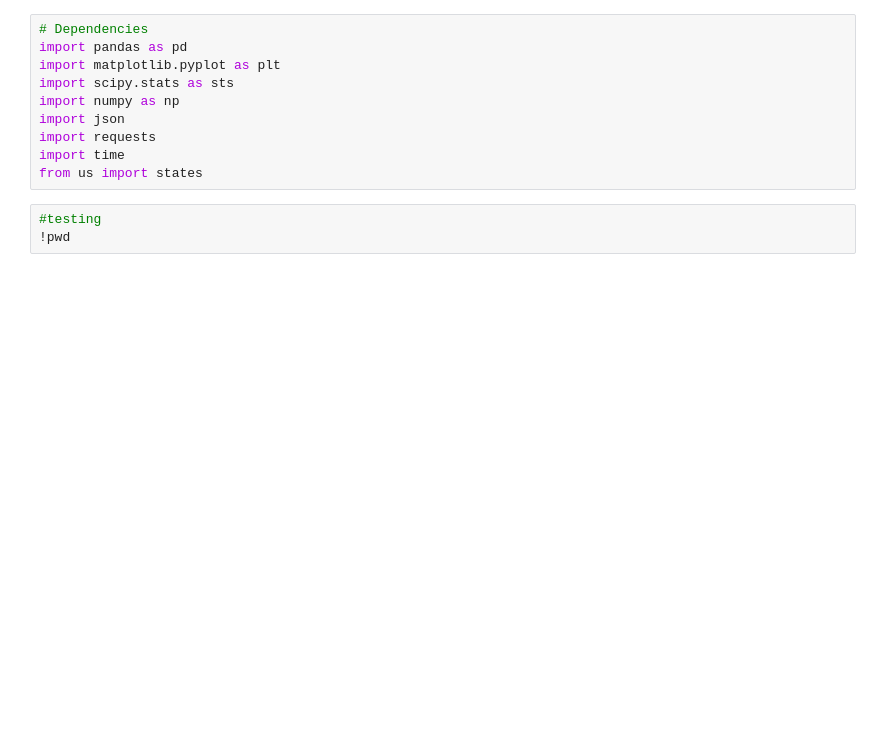
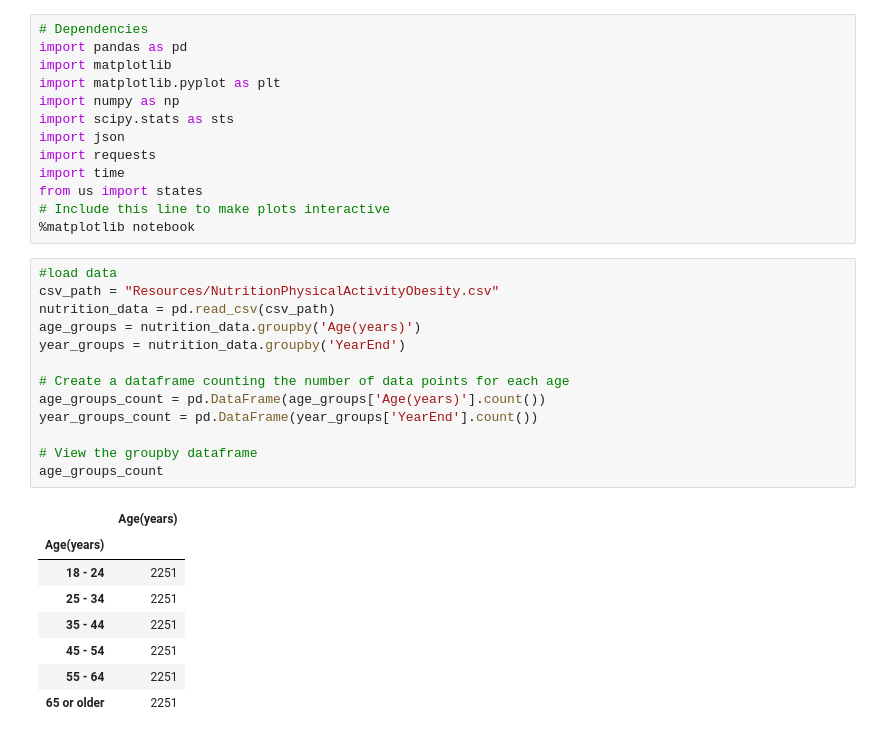
Before and after one commit to darkulzer/Project_1, a Jupyter notebook: Project1_Group2.ipynb, the cells around one changed output. Cells and saved outputs as stored; diff of their text form; blank space fills up the shorter version.

```diff
--- a/Project1_Group2.ipynb
+++ b/Project1_Group2.ipynb
@@ -1,14 +1,36 @@
 # %%
 # Dependencies
 import pandas as pd
+import matplotlib
 import matplotlib.pyplot as plt
+import numpy as np
 import scipy.stats as sts
-import numpy as np
 import json
 import requests
 import time
 from us import states
+# Include this line to make plots interactive
+%matplotlib notebook
-# %%
-#testing
-!pwd
+# %%
+#load data
+csv_path = "Resources/NutritionPhysicalActivityObesity.csv"
+nutrition_data = pd.read_csv(csv_path)
+age_groups = nutrition_data.groupby('Age(years)')
+year_groups = nutrition_data.groupby('YearEnd')
+
+# Create a dataframe counting the number of data points for each age
+age_groups_count = pd.DataFrame(age_groups['Age(years)'].count())
+year_groups_count = pd.DataFrame(year_groups['YearEnd'].count())
+
+# View the groupby dataframe
+age_groups_count
+# %% [output]
+|  | Age(years) |
+| Age(years) |  |
+| 18 - 24 | 2251 |
+| 25 - 34 | 2251 |
+| 35 - 44 | 2251 |
+| 45 - 54 | 2251 |
+| 55 - 64 | 2251 |
+| 65 or older | 2251 |
 # %%
```
Also changed, not shown: parts of 27 cells of this notebook.
